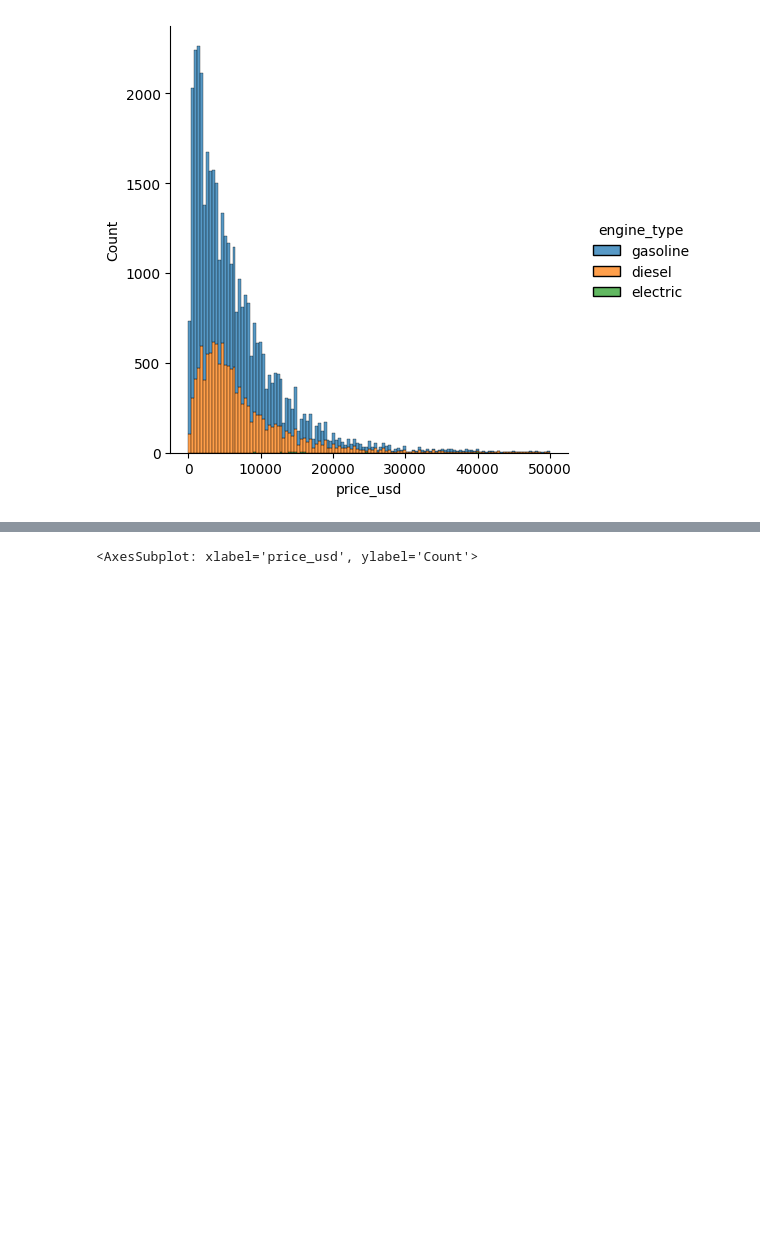
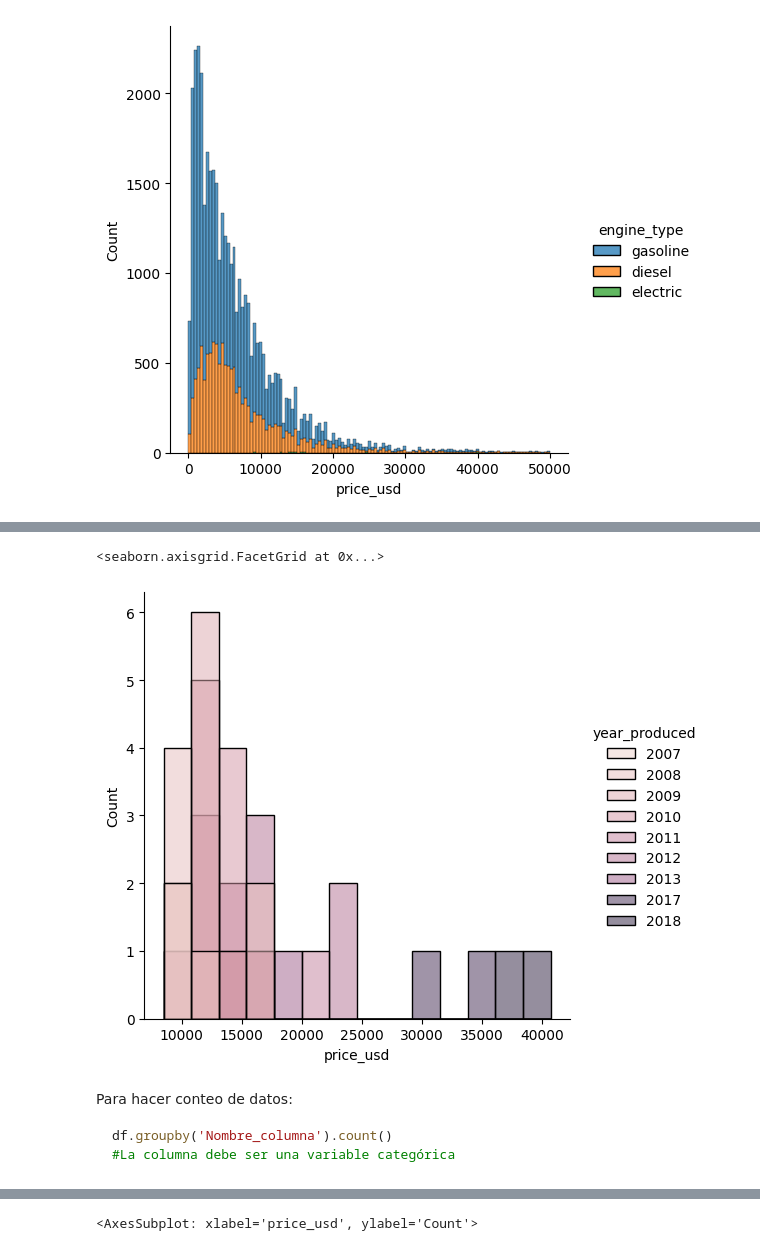
Before and after one commit to yesequin/Estadistica_Descriptiva, a Jupyter notebook: Code_Space/Notebook 1.ipynb, the cells around one changed output, grey strips where cells are left out. Cells and saved outputs as stored; diff of their text form; code cells hidden in the pictures; blank space fills up the shorter version.

````diff
--- a/Code_Space/Notebook 1.ipynb
+++ b/Code_Space/Notebook 1.ipynb
@@ -149,0 +150,15 @@ df.groupby('engine_type').count()
+# %%
+#Histograma con filtros en las columnas:
+h5 = cars[(cars['manufacturer_name']== 'Audi') & (cars['model_name']== 'A5')]
+sns.displot(h5,x='price_usd', hue='year_produced')
+#h5.head()
+# %% [output]
+<seaborn.axisgrid.FacetGrid at 0x...>
+[figure, added]
+# %% [markdown]
+Para hacer conteo de datos:
+
+```python
+df.groupby('Nombre_columna').count()
+#La columna debe ser una variable categórica
+```
````
Also changed, not shown: parts of 29 cells of this notebook, 5 other files.
